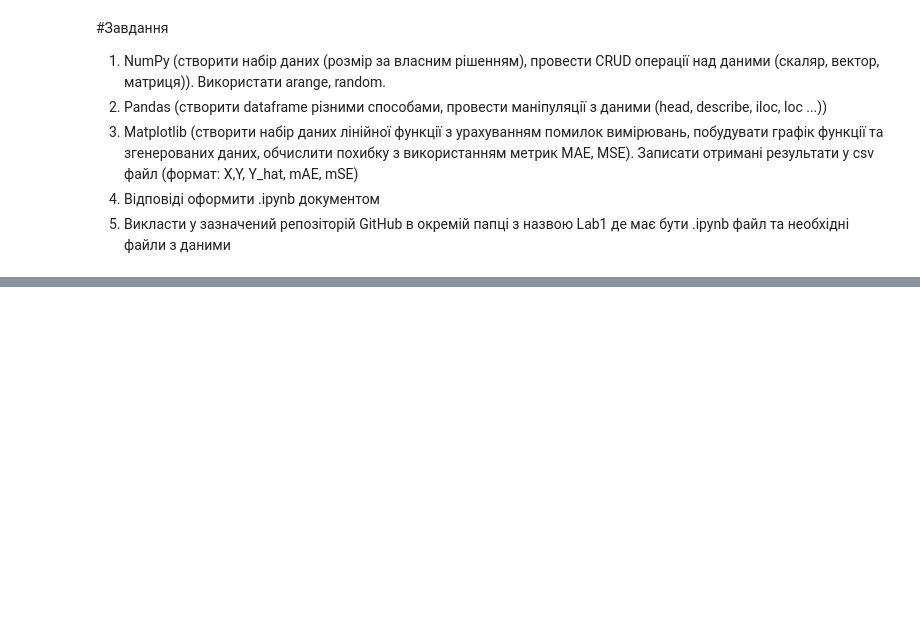
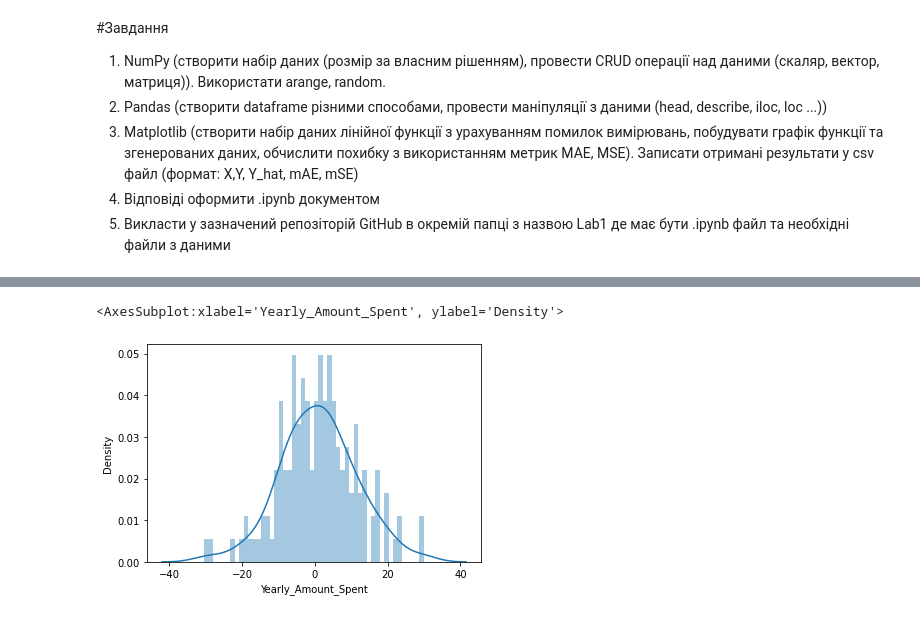
Before and after one commit to mandmit/ml2021, a Jupyter notebook: Labs/Lab1/lab1_Manilo.ipynb, the cells around one changed output, grey strips where cells are left out. Drawn from its saved outputs; the diff is of its cells as text; code cells hidden in the pictures; blank space fills up the shorter version.

```diff
--- a/Labs/Lab1/lab1_Manilo.ipynb
+++ b/Labs/Lab1/lab1_Manilo.ipynb
@@ -31,0 +100,5 @@ print(int(msc)*2)
+# %%
+sns.distplot((y_test-predictions),bins=50)
+# %% [output]
+<AxesSubplot:xlabel='Yearly_Amount_Spent', ylabel='Density'>
+[figure, added]
```
Also changed, not shown: parts of 14 cells of this notebook, 1 other file.
